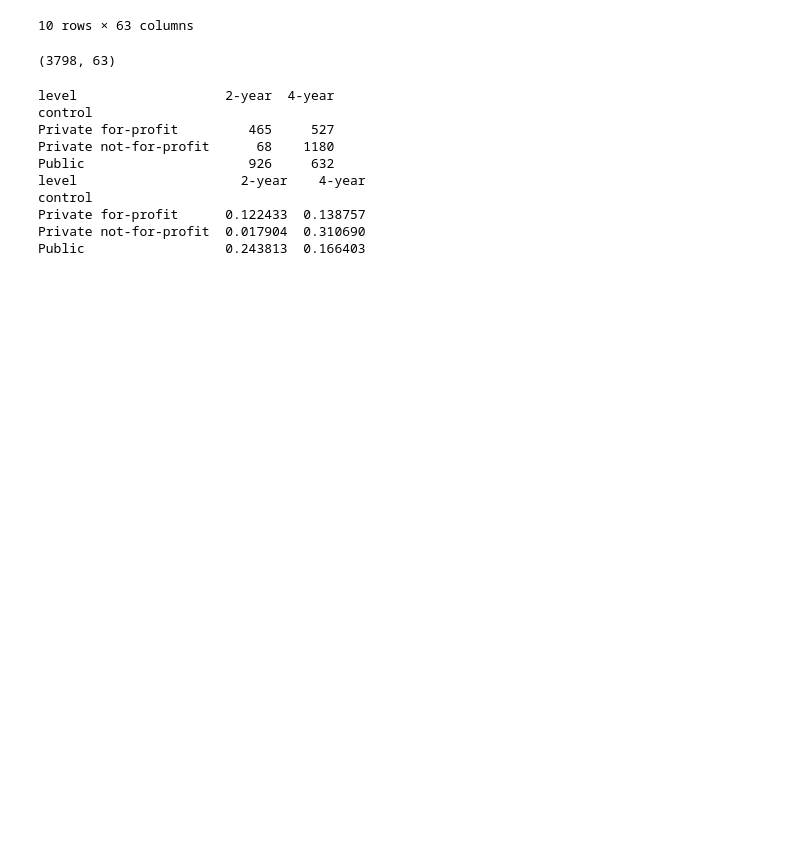
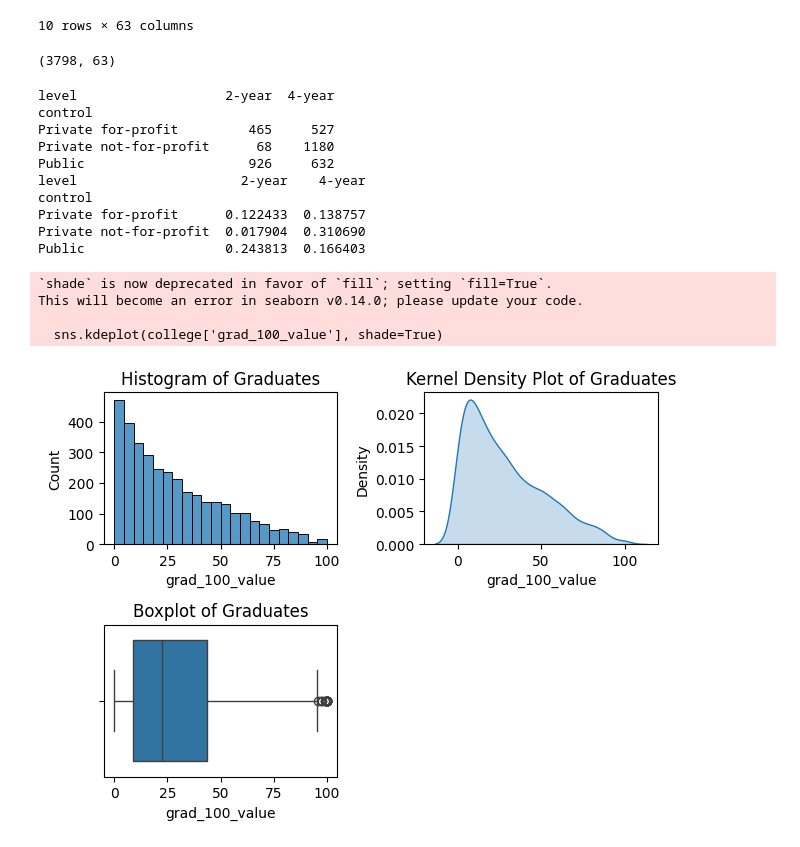
Before and after one commit to bburt26/visualization_assignment, a Jupyter notebook: assignment.ipynb, the cells around one changed output. Saved outputs shown, nothing was run; the diff lists cells and outputs as text; code cells hidden in the pictures; blank space fills up the shorter version.

```diff
--- a/assignment.ipynb
+++ b/assignment.ipynb
@@ -113,7 +113,33 @@ Private for-profit      0.122433  0.138757
 Private not-for-profit  0.017904  0.310690
 Public                  0.243813  0.166403
 # %%
-# Question 2.4
+# Question 2.4 For grad_100_value, create a histogram, kernel density plot,
+# boxplot, and statistical description.
+
+
+plt.subplot(2, 2, 1)
+sns.histplot(college['grad_100_value'], kde=False)
+plt.title('Histogram of Graduates')
+
+plt.subplot(2, 2, 2)
+sns.kdeplot(college['grad_100_value'], shade=True)
+plt.title('Kernel Density Plot of Graduates')
+
+
+plt.subplot(2, 2, 3)
+sns.boxplot(x=college['grad_100_value'])
+plt.title('Boxplot of Graduates')
+
+plt.tight_layout()
+plt.show()
+
+desc = college['grad_100_value'].describe()
+# %% [output]
+`shade` is now deprecated in favor of `fill`; setting `fill=True`.
+This will become an error in seaborn v0.14.0; please update your code.
+
+  sns.kdeplot(college['grad_100_value'], shade=True)
+[figure, added]
 # %%
 # Question 2.5
 # %%
```
